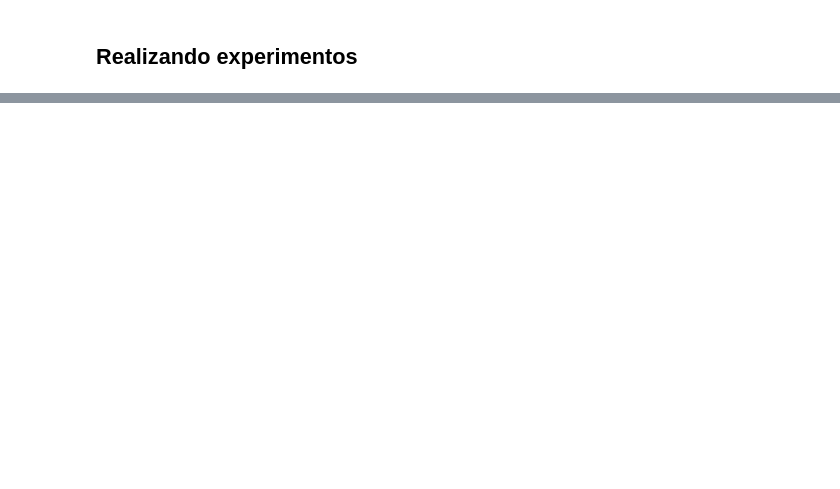
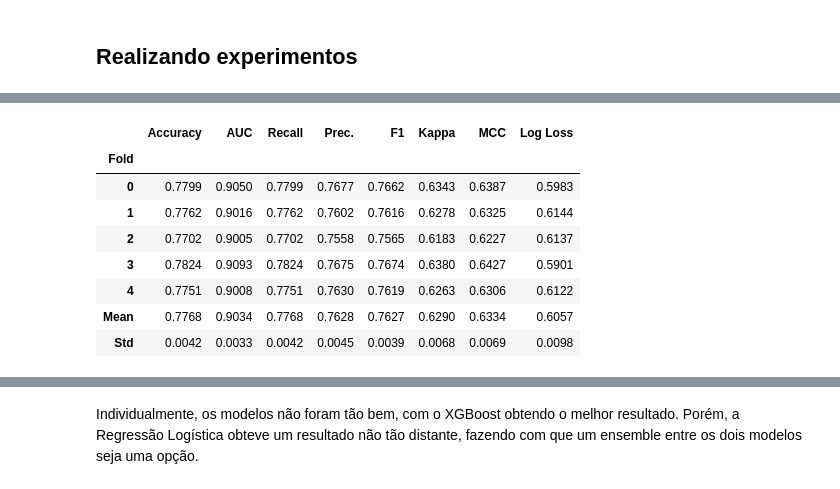
Before and after one commit to dnsrsdata/Respiratory_Analysis, a Jupyter notebook: notebooks/model_experimentation.ipynb, the cells around one changed output, grey strips where cells are left out. Saved outputs shown, nothing was run; the diff lists cells and outputs as text; code cells hidden in the pictures; blank space fills up the shorter version.

```diff
--- a/notebooks/model_experimentation.ipynb
+++ b/notebooks/model_experimentation.ipynb
@@ -215,0 +838,4 @@ data["MAIS_DE_UM_SINTOMA"] = data[sintomas].apply(lambda x: x.str.contains("Sim"
+# %%
+# Criando o melhor modelo
+xgboost = create_model('xgboost')
+# %% [output]
@@ -215,0 +843,9 @@ data["MAIS_DE_UM_SINTOMA"] = data[sintomas].apply(lambda x: x.str.contains("Sim"
+|  | Accuracy | AUC | Recall | Prec. | F1 | Kappa | MCC | Log Loss |
+| Fold |  |  |  |  |  |  |  |  |
+| 0 | 0.7799 | 0.9050 | 0.7799 | 0.7677 | 0.7662 | 0.6343 | 0.6387 | 0.5983 |
+| 1 | 0.7762 | 0.9016 | 0.7762 | 0.7602 | 0.7616 | 0.6278 | 0.6325 | 0.6144 |
+| 2 | 0.7702 | 0.9005 | 0.7702 | 0.7558 | 0.7565 | 0.6183 | 0.6227 | 0.6137 |
+| 3 | 0.7824 | 0.9093 | 0.7824 | 0.7675 | 0.7674 | 0.6380 | 0.6427 | 0.5901 |
+| 4 | 0.7751 | 0.9008 | 0.7751 | 0.7630 | 0.7619 | 0.6263 | 0.6306 | 0.6122 |
+| Mean | 0.7768 | 0.9034 | 0.7768 | 0.7628 | 0.7627 | 0.6290 | 0.6334 | 0.6057 |
+| Std | 0.0042 | 0.0033 | 0.0042 | 0.0045 | 0.0039 | 0.0068 | 0.0069 | 0.0098 |
@@ -215,0 +853,4 @@ data["MAIS_DE_UM_SINTOMA"] = data[sintomas].apply(lambda x: x.str.contains("Sim"
+# %% [markdown]
+Individualmente, os modelos não foram tão bem, com o XGBoost obtendo o melhor
+resultado. Porém, a Regressão Logística obteve um resultado não tão distante,
+fazendo com que um ensemble entre os dois modelos seja uma opção.
```
Also changed, not shown: parts of 59 cells of this notebook.
